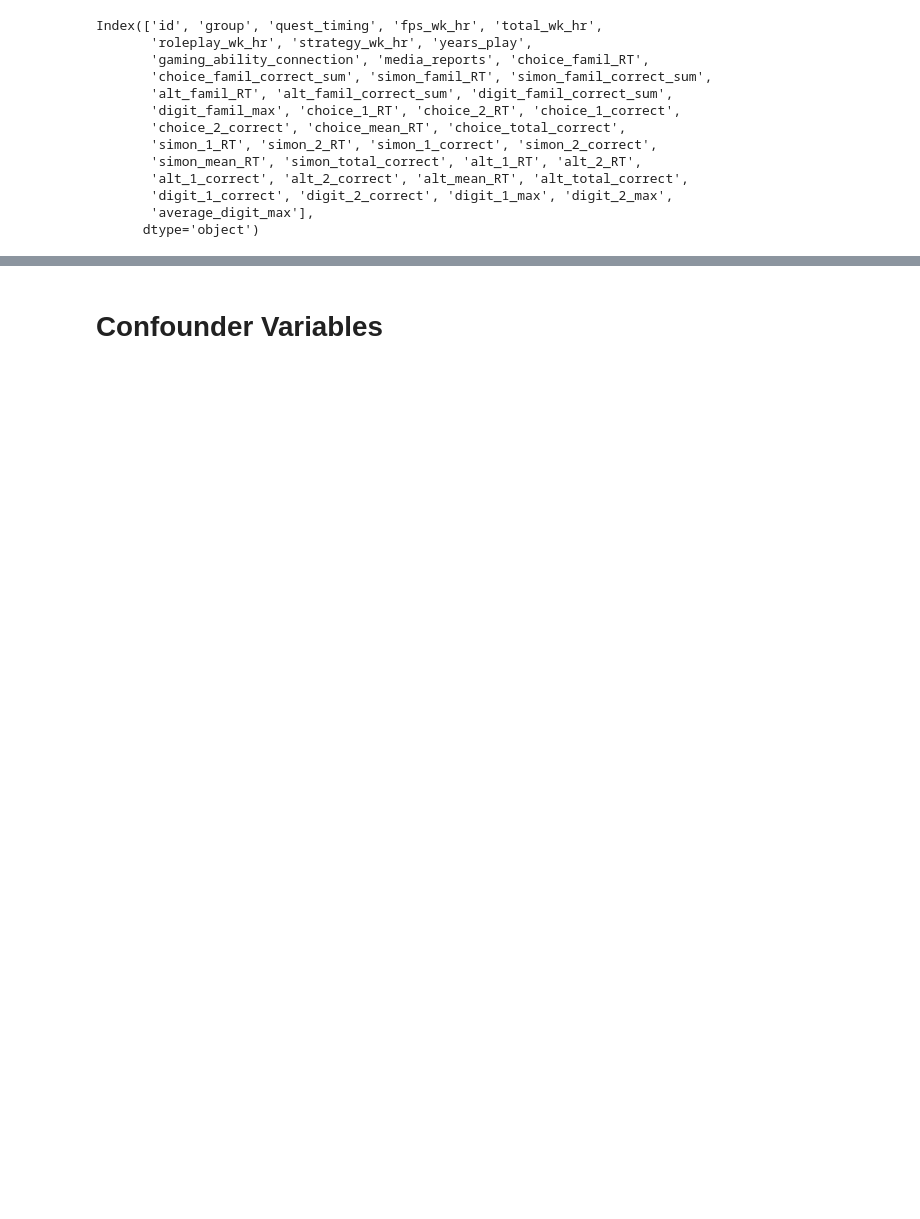
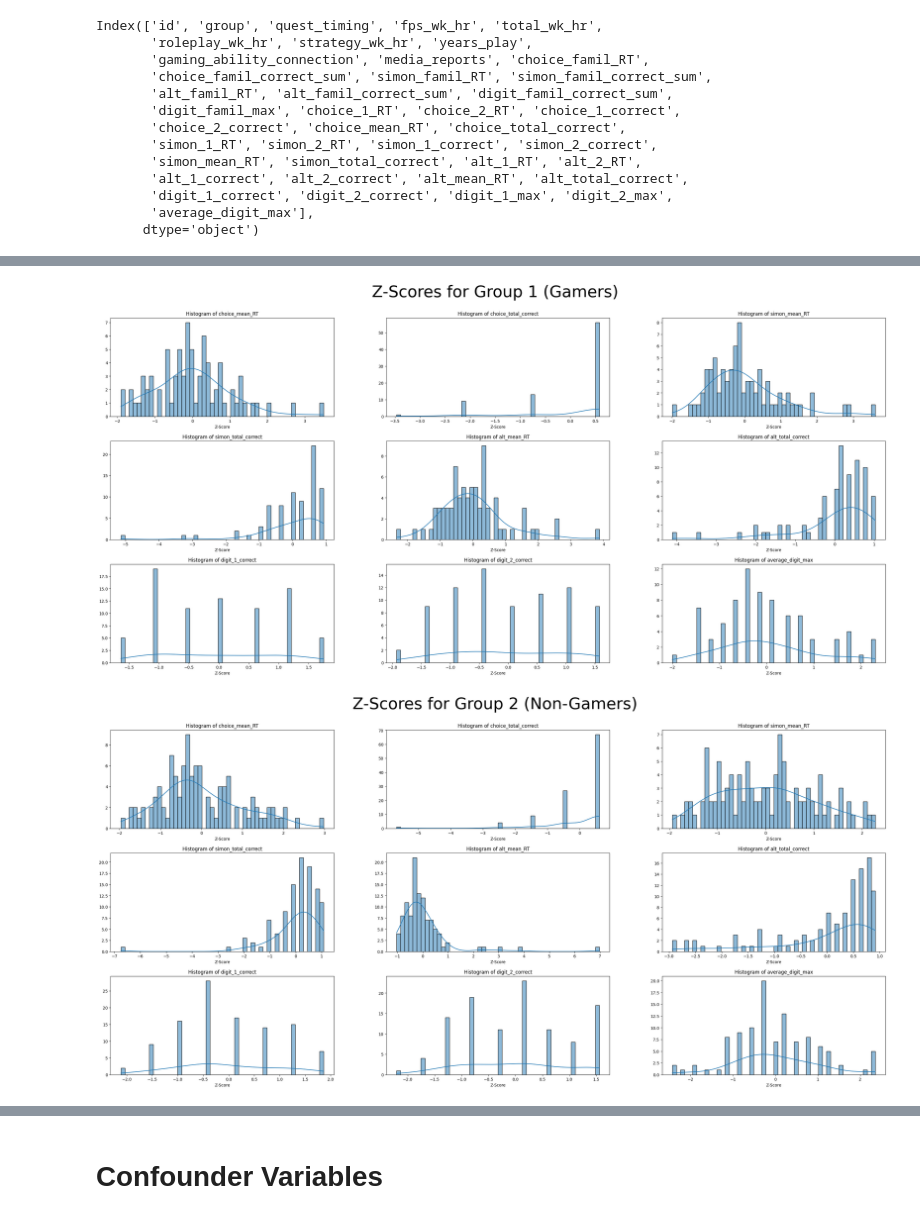
Before and after one commit to ROHIT32767/Reaction-time-and-working-memory-in-gamers-and-non-gamers, a Jupyter notebook: project.ipynb, the cells around one changed output, grey strips where cells are left out. Saved outputs shown, nothing was run; the diff lists cells and outputs as text; code cells hidden in the pictures; blank space fills up the shorter version.

```diff
--- a/project.ipynb
+++ b/project.ipynb
@@ -44,0 +59,2 @@ Index(['id', 'group', 'quest_timing', 'fps_wk_hr', 'total_wk_hr',
+# %%
+group1_data, group2_data = raw_data[raw_data['group'] == 1], raw_data[raw_data['group'] == 2]
@@ -44,0 +84,29 @@ Index(['id', 'group', 'quest_timing', 'fps_wk_hr', 'total_wk_hr',
+# %%
+fig, axs = plt.subplots(nrows=3, ncols=3, figsize=(30, 15))
+fig.tight_layout(pad=10.0)
+fig.suptitle('Z-Scores for Group 1 (Gamers)', size=40)
+for i, column in enumerate(critical_variables):
+    coords = i // 3, i % 3
+    sns.histplot(data=zscore(group1_data[column]), bins=50, kde=True, ax=axs[coords])
+    axs[coords].set_title(f'Histogram of {column}')
+    axs[coords].set_xlabel('Z-Score')
+    axs[coords].set_ylabel('')
+
+plt.subplots_adjust(hspace=0.25)
+plt.show()
+
+fig, axs = plt.subplots(nrows=3, ncols=3, figsize=(30, 15))
+fig.tight_layout(pad=10.0)
+fig.suptitle('Z-Scores for Group 2 (Non-Gamers)', size=40)
+for i, column in enumerate(critical_variables):
+    coords = i // 3, i % 3
+    sns.histplot(data=zscore(group2_data[column]), bins=50, kde=True, ax=axs[coords])
+    axs[coords].set_title(f'Histogram of {column}')
+    axs[coords].set_xlabel('Z-Score')
+    axs[coords].set_ylabel('')
+
+plt.subplots_adjust(hspace=0.25)
+plt.show()
+# %% [output]
+[figure, added]
+[figure, added]
```
Also changed, not shown: parts of 19 cells of this notebook.
